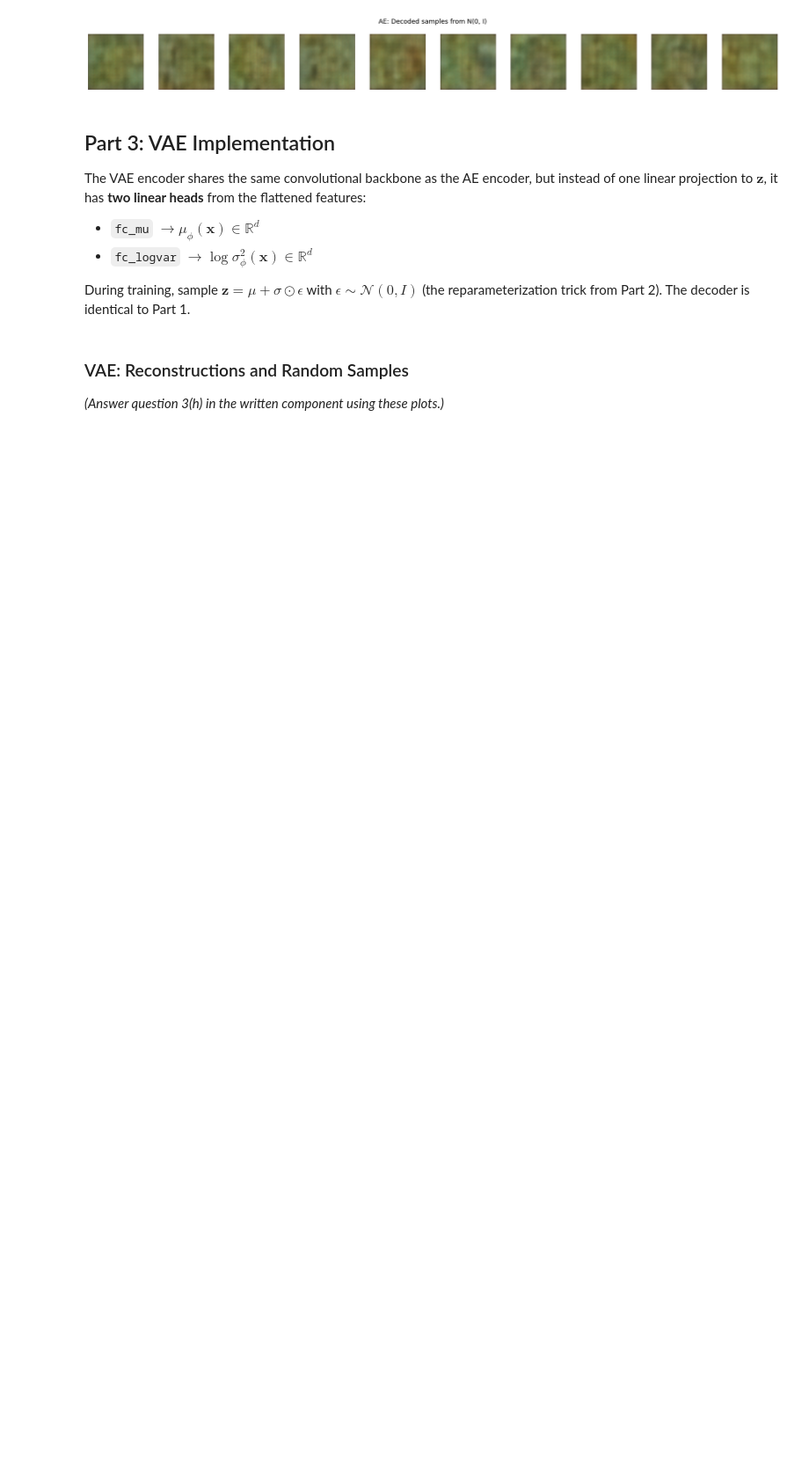
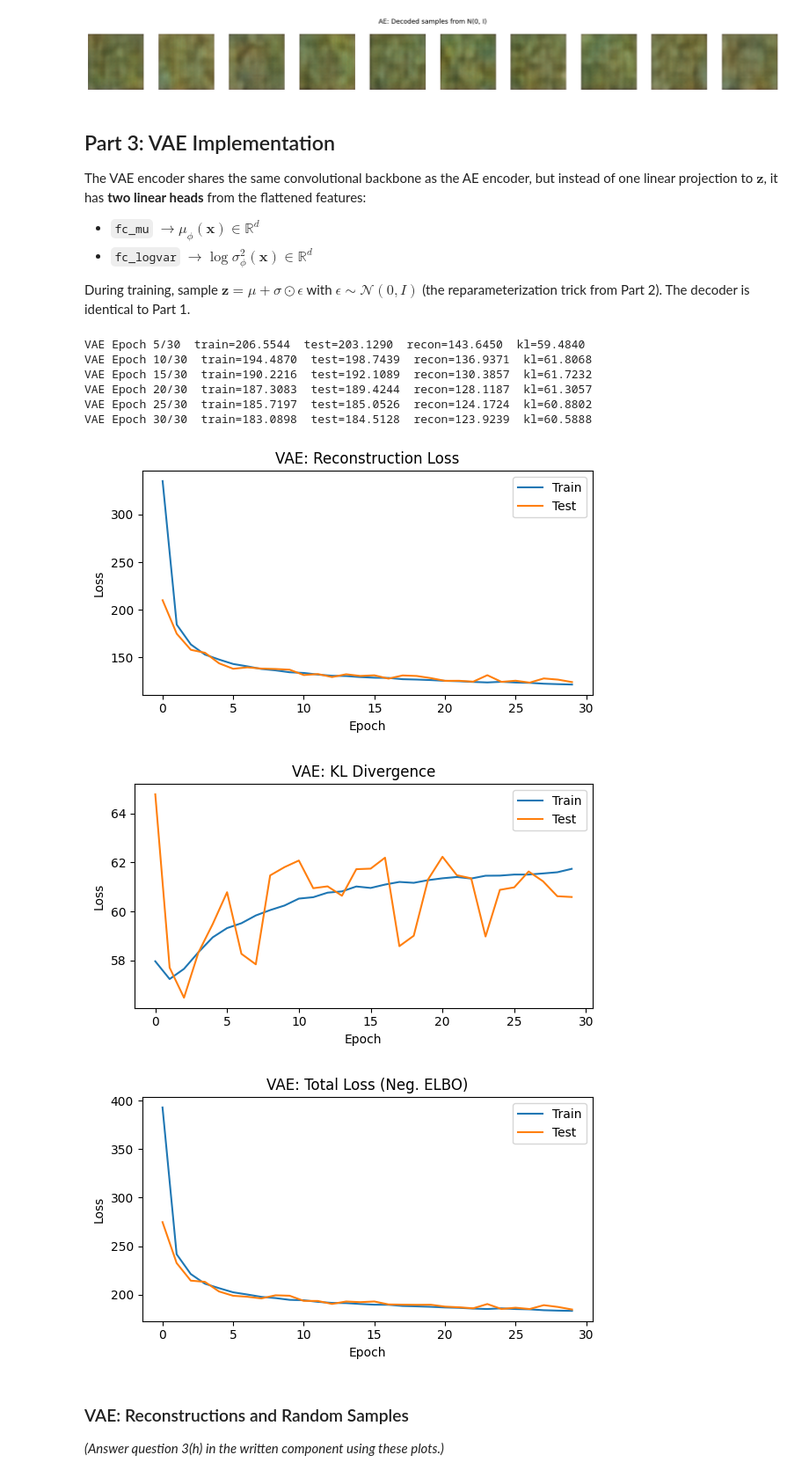
Before and after one commit to veselyo/cs181, a Jupyter notebook: hw4/hw4_release.ipynb, the cells around one changed output. Shown at 88% size. Drawn from its saved outputs; the diff is of its cells as text; code cells hidden in the pictures; blank space fills up the shorter version.

```diff
--- a/hw4/hw4_release.ipynb
+++ b/hw4/hw4_release.ipynb
@@ -853,15 +853,30 @@ The decoder is identical to Part 1.
 class VAEEncoder(nn.Module):
     def __init__(self, latent_dim=LATENT_DIM):
         super().__init__()
-        self.conv = nn.Sequential(...)
-        # YOUR CODE HERE
-        pass
+        self.conv = nn.Sequential(
+            nn.Conv2d(3, 32, kernel_size=4, stride=2, padding=1),
+            nn.BatchNorm2d(32),
+            nn.ReLU(),
+
+            nn.Conv2d(32, 64, kernel_size=4, stride=2, padding=1),
+            nn.BatchNorm2d(64),
+            nn.ReLU(),
+
+            nn.Conv2d(64, 128, kernel_size=4, stride=2, padding=1),
+            nn.BatchNorm2d(128),
+            nn.ReLU(),
+
+            nn.Conv2d(128, 256, kernel_size=4, stride=2, padding=1),
+            nn.BatchNorm2d(256),
+            nn.ReLU(),
+
+            nn.Flatten(),
+        )
         self.fc_mu = nn.Linear(256 * 4 * 4, latent_dim)
         self.fc_logvar = nn.Linear(256 * 4 * 4, latent_dim)
 
     def forward(self, x):
-        # YOUR CODE HERE
-        pass
+        h = self.conv(x)
         return self.fc_mu(h), self.fc_logvar(h)
 
 class VAE(nn.Module):
@@ -871,8 +886,8 @@ class VAE(nn.Module):
         self.decoder = Decoder(latent_dim)
 
     def reparameterize(self, mu, logvar):
-        # YOUR CODE HERE
-        pass
+        std = torch.exp(0.5 * logvar)
+        eps = torch.randn_like(std)
         return mu + std * eps
 
     def forward(self, x):
@@ -938,22 +953,36 @@ for epoch in range(NUM_EPOCHS_VAE):
             f"recon={vae_hist['test_recon'][-1]:.4f}  "
             f"kl={vae_hist['test_kl'][-1]:.4f}"
         )
+# %% [output]
+VAE Epoch 5/30  train=206.5544  test=203.1290  recon=143.6450  kl=59.4840
+VAE Epoch 10/30  train=194.4870  test=198.7439  recon=136.9371  kl=61.8068
+VAE Epoch 15/30  train=190.2216  test=192.1089  recon=130.3857  kl=61.7232
+VAE Epoch 20/30  train=187.3083  test=189.4244  recon=128.1187  kl=61.3057
+VAE Epoch 25/30  train=185.7197  test=185.0526  recon=124.1724  kl=60.8802
+VAE Epoch 30/30  train=183.0898  test=184.5128  recon=123.9239  kl=60.5888
 # %%
 plot_losses(
+    "2.3c1",
     [vae_hist["train_recon"], vae_hist["test_recon"]],
     title="VAE: Reconstruction Loss",
     labels=["Train", "Test"],
 )
 plot_losses(
+    "2.3c2",
     [vae_hist["train_kl"], vae_hist["test_kl"]],
     title="VAE: KL Divergence",
     labels=["Train", "Test"],
 )
 plot_losses(
+    "2.3c3",
     [vae_hist["train_total"], vae_hist["test_total"]],
     title="VAE: Total Loss (Neg. ELBO)",
     labels=["Train", "Test"],
 )
+# %% [output]
+[figure, added]
+[figure, added]
+[figure, added]
 # %% [markdown]
 ### VAE: Reconstructions and Random Samples
 
```
Also changed, not shown: parts of 2 cells of this notebook, 6 other files.
